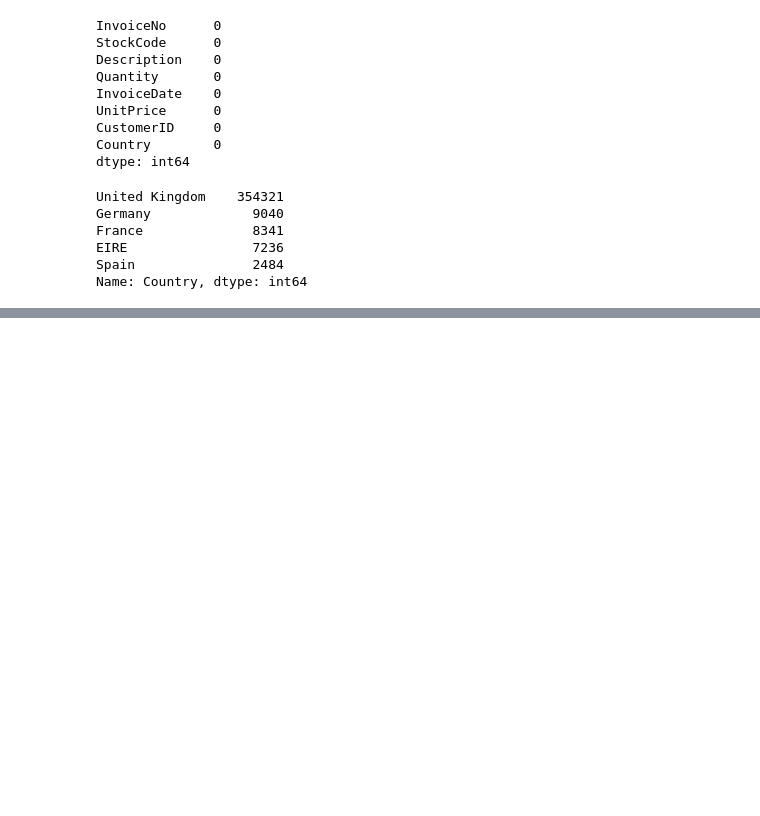
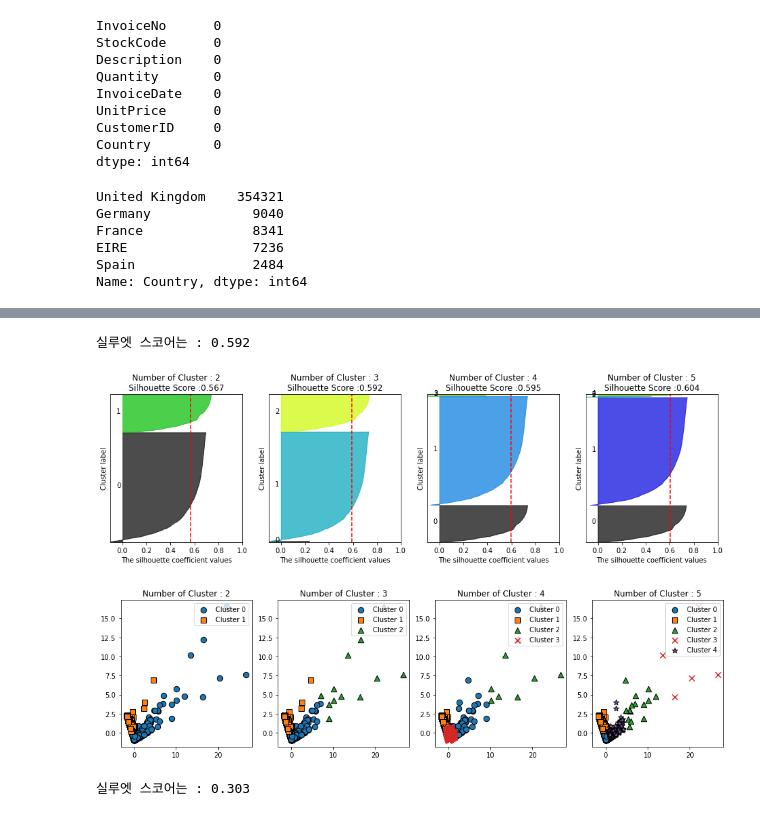
Before and after one commit to data-easyeon/book-ML_perfect_guide, a Jupyter notebook: CHAPTER 07.ipynb, the cells around one changed output, grey strips where cells are left out. Drawn from its saved outputs; the diff is of its cells as text; code cells hidden in the pictures; blank space fills up the shorter version.

```diff
--- a/CHAPTER 07.ipynb
+++ b/CHAPTER 07.ipynb
@@ -773,0 +867,15 @@ print(retail_df.shape)
+# %%
+from sklearn.preprocessing import StandardScaler
+from sklearn.cluster import KMeans
+from sklearn.metrics import silhouette_score, silhouette_samples
+
+X_features = cust_df[['Recency','Frequency','Monetary']].values
+X_features_scaled = StandardScaler().fit_transform(X_features)
+
+kmeans = KMeans(n_clusters=3, random_state=0)
+labels = kmeans.fit_predict(X_features_scaled)
+cust_df['cluster_label'] = labels
+
+print('실루엣 스코어는 : {0:.3f}'.format(silhouette_score(X_features_scaled,labels)))
+# %% [output]
+실루엣 스코어는 : 0.592
@@ -773,0 +978,28 @@ print(retail_df.shape)
+# %%
+visualize_silhouette([2,3,4,5],X_features_scaled)
+visualize_kmeans_plot_multi([2,3,4,5],X_features_scaled)
+# %% [output]
+[figure, added]
+[figure, added]
+# %%
+### Log 변환을 통해 데이터 변환
+from sklearn.preprocessing import StandardScaler
+from sklearn.cluster import KMeans
+from sklearn.metrics import silhouette_score, silhouette_samples
+
+# Recency, Frequecny, Monetary 컬럼에 np.log1p() 로 Log Transformation
+cust_df['Recency_log'] = np.log1p(cust_df['Recency'])
+cust_df['Frequency_log'] = np.log1p(cust_df['Frequency'])
+cust_df['Monetary_log'] = np.log1p(cust_df['Monetary'])
+
+# Log Transformation 데이터에 StandardScaler 적용
+X_features = cust_df[['Recency_log','Frequency_log','Monetary_log']].values
+X_features_scaled = StandardScaler().fit_transform(X_features)
+
+kmeans = KMeans(n_clusters=3, random_state=0)
+labels = kmeans.fit_predict(X_features_scaled)
+cust_df['cluster_label'] = labels
+
+print('실루엣 스코어는 : {0:.3f}'.format(silhouette_score(X_features_scaled,labels)))
+# %% [output]
+실루엣 스코어는 : 0.303
```
Also changed, not shown: parts of 17 cells of this notebook.
